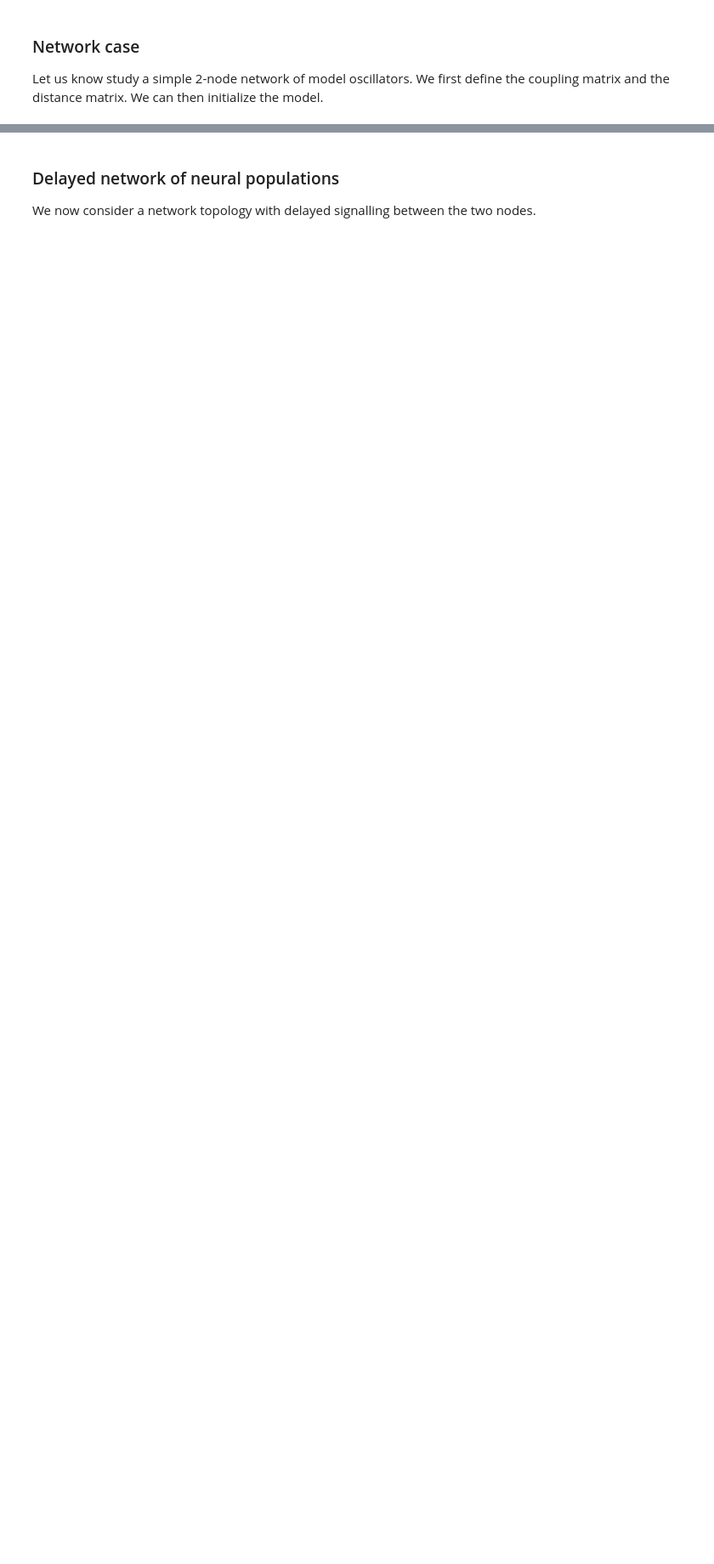
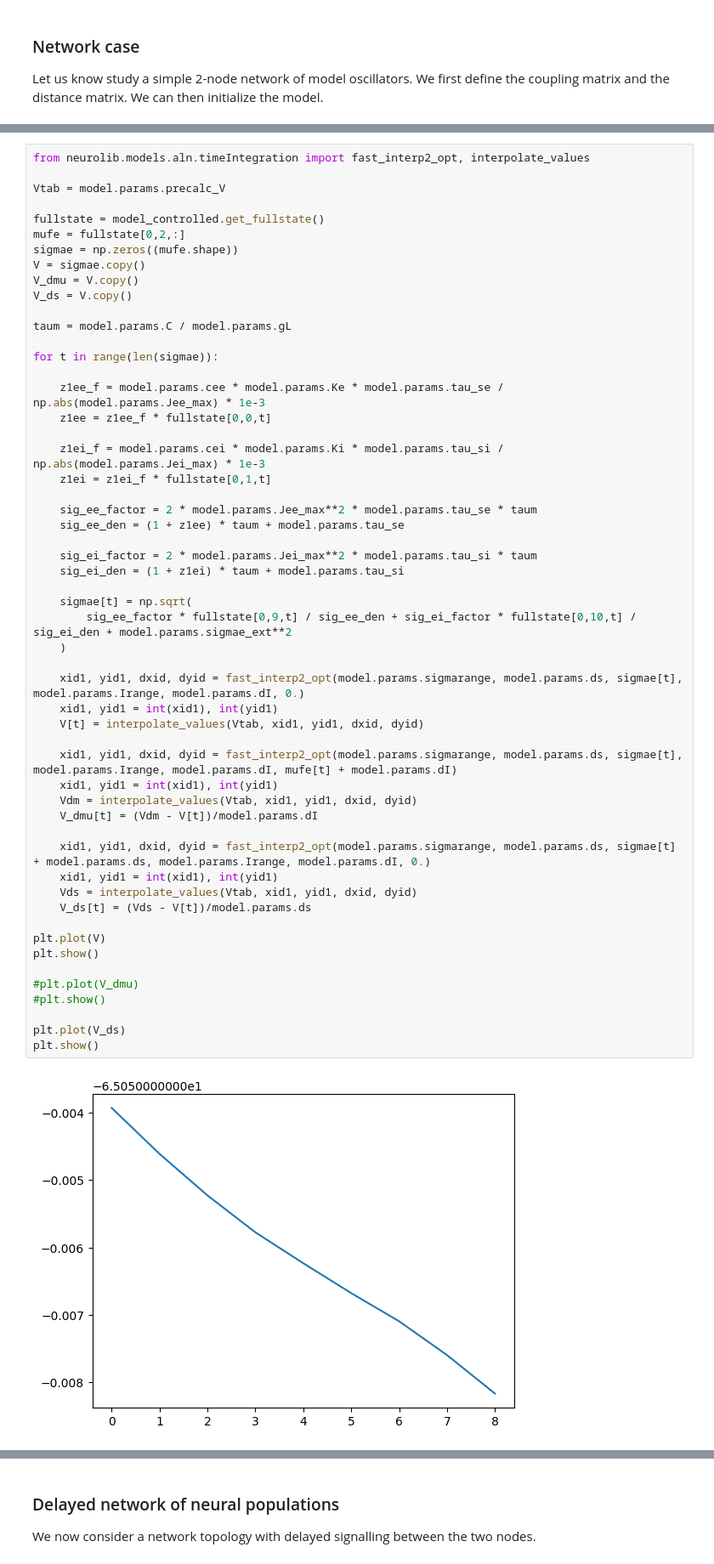
Before and after one commit to neurolib-dev/neurolib, a Jupyter notebook: examples/example-5-optimal-control/example-5.5-oc-aln-model-deterministic.ipynb, the cells around one changed output, grey strips where cells are left out. Shown at 85% size. Saved outputs shown, nothing was run; the diff lists cells and outputs as text; blank space fills up the shorter version.

```diff
--- a/examples/example-5-optimal-control/example-5.5-oc-aln-model-deterministic.ipynb
+++ b/examples/example-5-optimal-control/example-5.5-oc-aln-model-deterministic.ipynb
@@ -245,0 +387,56 @@ Final cost : 9.15141069998162e-06
+# %%
+from neurolib.models.aln.timeIntegration import fast_interp2_opt, interpolate_values
+
+Vtab = model.params.precalc_V
+
+fullstate = model_controlled.get_fullstate()
+mufe = fullstate[0,2,:]
+sigmae = np.zeros((mufe.shape))
+V = sigmae.copy()
+V_dmu = V.copy()
+V_ds = V.copy()
+
+taum = model.params.C / model.params.gL
+
+for t in range(len(sigmae)):
+
+    z1ee_f = model.params.cee * model.params.Ke * model.params.tau_se / np.abs(model.params.Jee_max) * 1e-3
+    z1ee = z1ee_f * fullstate[0,0,t]
+
+    z1ei_f = model.params.cei * model.params.Ki * model.params.tau_si / np.abs(model.params.Jei_max) * 1e-3
+    z1ei = z1ei_f * fullstate[0,1,t]
+
+    sig_ee_factor = 2 * model.params.Jee_max**2 * model.params.tau_se * taum
+    sig_ee_den = (1 + z1ee) * taum + model.params.tau_se
+
+    sig_ei_factor = 2 * model.params.Jei_max**2 * model.params.tau_si * taum
+    sig_ei_den = (1 + z1ei) * taum + model.params.tau_si
+
+    sigmae[t] = np.sqrt(
+        sig_ee_factor * fullstate[0,9,t] / sig_ee_den + sig_ei_factor * fullstate[0,10,t] / sig_ei_den + model.params.sigmae_ext**2
+    )
+
+    xid1, yid1, dxid, dyid = fast_interp2_opt(model.params.sigmarange, model.params.ds, sigmae[t], model.params.Irange, model.params.dI, 0.)
+    xid1, yid1 = int(xid1), int(yid1)
+    V[t] = interpolate_values(Vtab, xid1, yid1, dxid, dyid)
+
+    xid1, yid1, dxid, dyid = fast_interp2_opt(model.params.sigmarange, model.params.ds, sigmae[t], model.params.Irange, model.params.dI, mufe[t] + model.params.dI)
+    xid1, yid1 = int(xid1), int(yid1)
+    Vdm = interpolate_values(Vtab, xid1, yid1, dxid, dyid)
+    V_dmu[t] = (Vdm - V[t])/model.params.dI
+
+    xid1, yid1, dxid, dyid = fast_interp2_opt(model.params.sigmarange, model.params.ds, sigmae[t] + model.params.ds, model.params.Irange, model.params.dI, 0.)
+    xid1, yid1 = int(xid1), int(yid1)
+    Vds = interpolate_values(Vtab, xid1, yid1, dxid, dyid)
+    V_ds[t] = (Vds - V[t])/model.params.ds
+
+plt.plot(V)
+plt.show()
+
+#plt.plot(V_dmu)
+#plt.show()
+
+plt.plot(V_ds)
+plt.show()
+# %% [output]
+[figure, added]
```
Also changed, not shown: parts of 6 cells of this notebook, 6 other files.
